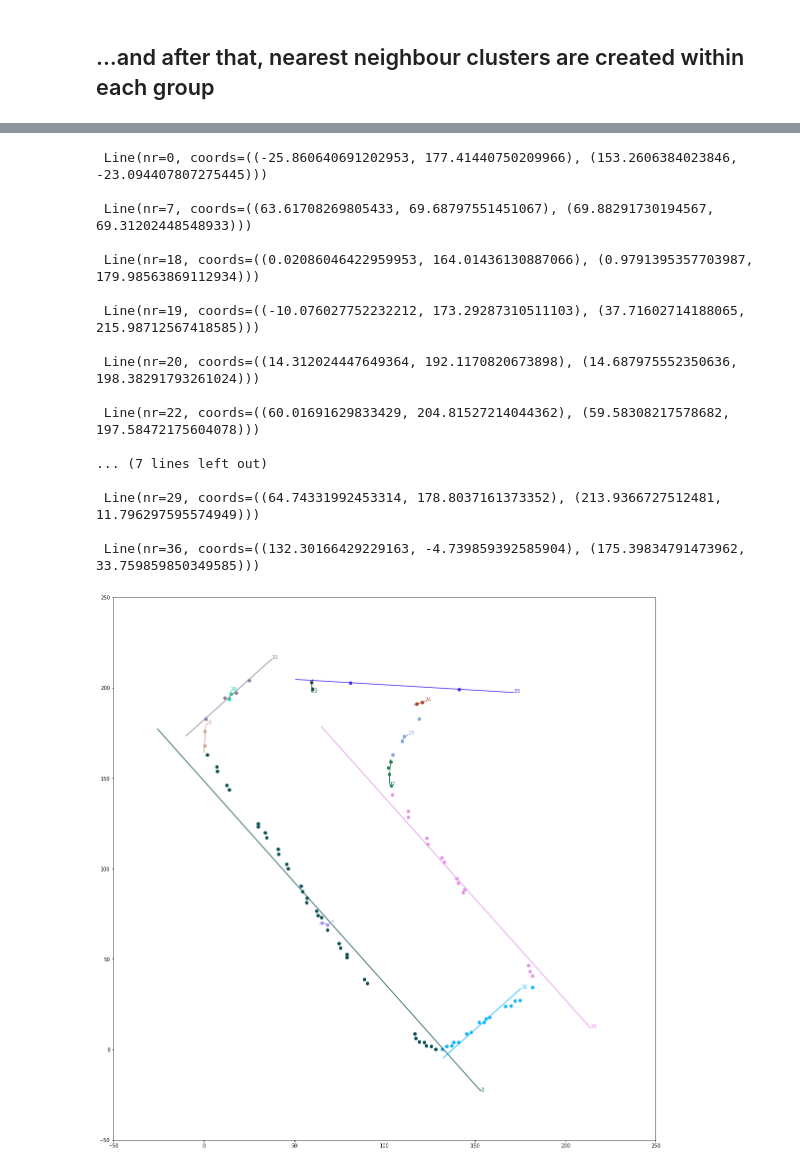
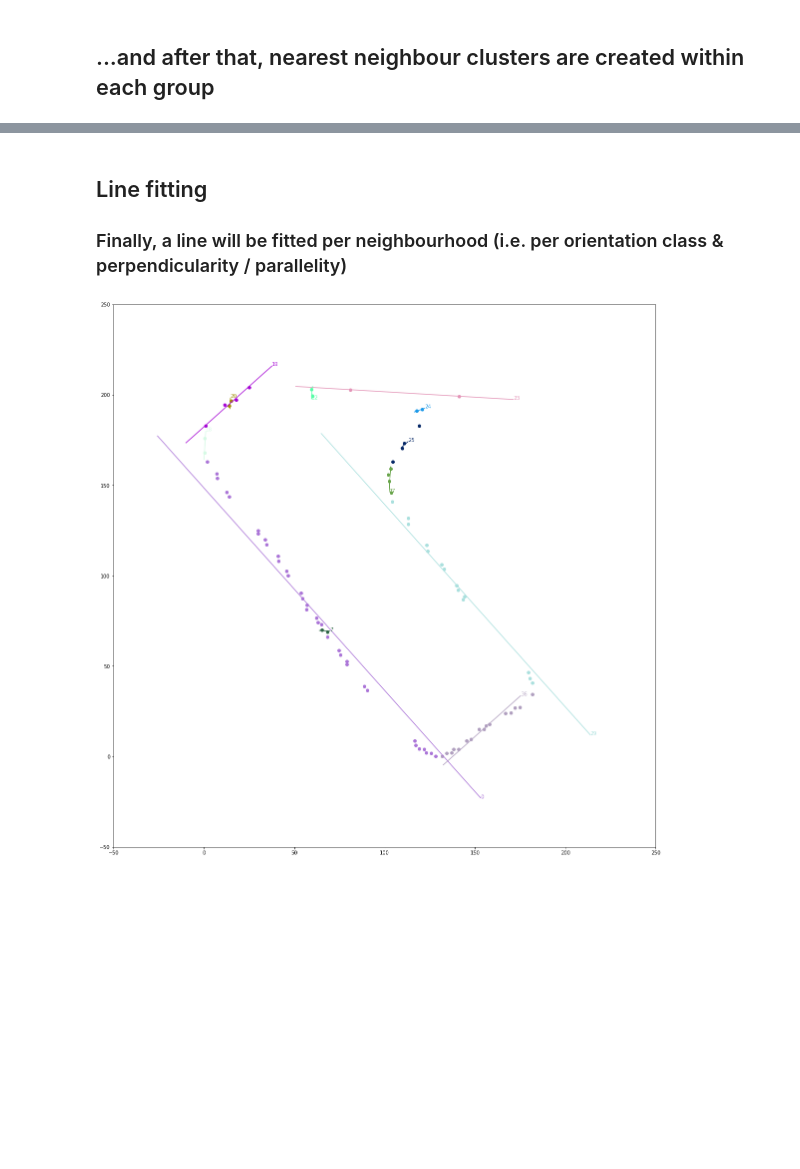
Before and after one commit to mnboos/osm-instance-segmentation, a Jupyter notebook: Regularization.ipynb, the cells around one changed output, grey strips where cells are left out. Saved outputs shown, nothing was run; the diff lists cells and outputs as text; code cells hidden in the pictures; blank space fills up the shorter version.

```diff
--- a/Regularization.ipynb
+++ b/Regularization.ipynb
@@ -94,8 +94,11 @@ for angle in new_groups:
     for ori in group:
         line_group = group[ori]
         for subgroup in line_group:
-            lc = mc.LineCollection(map(lambda l: l.coords, subgroup), colors=np.random.rand(3,))
+            color = np.random.rand(3,)
+            lc = mc.LineCollection(map(lambda l: l.coords, subgroup), colors=color)
             ax.add_collection(lc)
             ax.set_xlim(-25, 225)
             ax.set_ylim(-25, 225)
+            txt = "nr={}, neighbourhood={}".format(subgroup[0].nr, str(subgroup[0].neighbourhood)[:8])
+            text(subgroup[0].p1[0], subgroup[0].p1[1], txt, color=color)
 # %% [output]
@@ -102,0 +109,23 @@ for angle in new_groups:
+# %%
+from core.utils import update_neighbourhoods
+import copy
+from itertools import groupby
+
+updated_lines = copy.deepcopy(lines)
+groups = group_by_orientation(updated_lines)
+group_neighbours(groups)
+update_neighbourhoods(updated_lines, window_size=5, reassignment_threshold=0.25)
+
+fig, ax = plt.subplots(figsize=(10,10))
+ax.set(aspect='equal')
+ax.set_xlim(-25, 225)
+ax.set_ylim(-25, 225)
+grouped = groupby(updated_lines, key=lambda l: l.neighbourhood)
+for k, g in grouped:
+    line_group = list(g)
+    color = np.random.rand(3,)
+    lc = mc.LineCollection(map(lambda l: l.coords, line_group), colors=color)
+    ax.add_collection(lc)
+
+    txt = "nr={}, neighbourhood={}".format(line_group[0].nr, str(line_group[0].neighbourhood)[:8])
+    text(line_group[0].p1[0], line_group[0].p1[1], txt, color=color)
@@ -103,3 +134,6 @@ for angle in new_groups:
+# %% [markdown]
+## Line fitting
+### Finally, a line will be fitted per neighbourhood (i.e. per orientation class & perpendicularity / parallelity)
 # %%
 from scipy.optimize import curve_fit
 import cv2
@@ -125,50 +159,31 @@ for angle in new_groups:
             nr = min(map(lambda l: l.nr, subgroup))
             for l in subgroup:
                 seg.extend(l.coords)
             line_angle = (angle if ori == "parallels" else angle - 90) % 180
             [vx, vy, x, y] = np.round(cv2.fitLine(points=np.asarray(seg), distType=cv2.DIST_L2, param=0, reps=0.01, aeps=0.01),2)
             dist = geometry.Point(seg[0]).distance(geometry.Point(seg[-1]))
             x1 = float(x - dist * vx)
             x2 = float(x + dist * vx)
             y1 = float(y - dist * vy)
             y2 = float(y + dist * vy)
             fitted_line = [(x1, y1), (x2, y2)]
             angle_delta = line_angle-get_angle(fitted_line)
             ls = rotate(geometry.LineString(fitted_line), angle_delta)
 
             color = np.random.rand(3,)
             xs = ls.coords.xy[0]
             ys = ls.coords.xy[1]
             x = np.asarray(list(map(lambda p: p[0], seg)))
             y = np.asarray(list(map(lambda p: p[1], seg)))
             fitted_line_new = [(xs[0], ys[0]), (xs[1], ys[1])]
             fitted_lines.append(Line(nr=nr, p1=fitted_line_new[0], p2=fitted_line_new[1]))
             lc = mc.LineCollection([fitted_line_new], colors=color)
             plt.scatter(x, y, color=color)
             ax.add_collection(lc)
             ax.set_xlim(-50, 250)
             ax.set_ylim(-50, 250)
             text(fitted_line_new[1][0], fitted_line_new[1][1], str(nr), color=color)
 
 fitted_lines = sorted(fitted_lines, key=lambda l: l.nr)
-for l in fitted_lines:
-    print("\n", l)
 # %% [output]
- Line(nr=0, coords=((-25.860640691202953, 177.41440750209966), (153.2606384023846, -23.094407807275445)))
-
- Line(nr=7, coords=((63.61708269805433, 69.68797551451067), (69.88291730194567, 69.31202448548933)))
-
- Line(nr=18, coords=((0.02086046422959953, 164.01436130887066), (0.9791395357703987, 179.98563869112934)))
-
- Line(nr=19, coords=((-10.076027752232212, 173.29287310511103), (37.71602714188065, 215.98712567418585)))
-
- Line(nr=20, coords=((14.312024447649364, 192.1170820673898), (14.687975552350636, 198.38291793261024)))
-
- Line(nr=22, coords=((60.01691629833429, 204.81527214044362), (59.58308217578682, 197.58472175604078)))
-
-... (7 lines left out)
-
- Line(nr=29, coords=((64.74331992453314, 178.8037161373352), (213.9366727512481, 11.796297595574949)))
-
- Line(nr=36, coords=((132.30166429229163, -4.739859392585904), (175.39834791473962, 33.759859850349585)))
-[figure, old version]
+[figure, new version]
```
Also changed, not shown: parts of 4 cells of this notebook, 2 other files.
